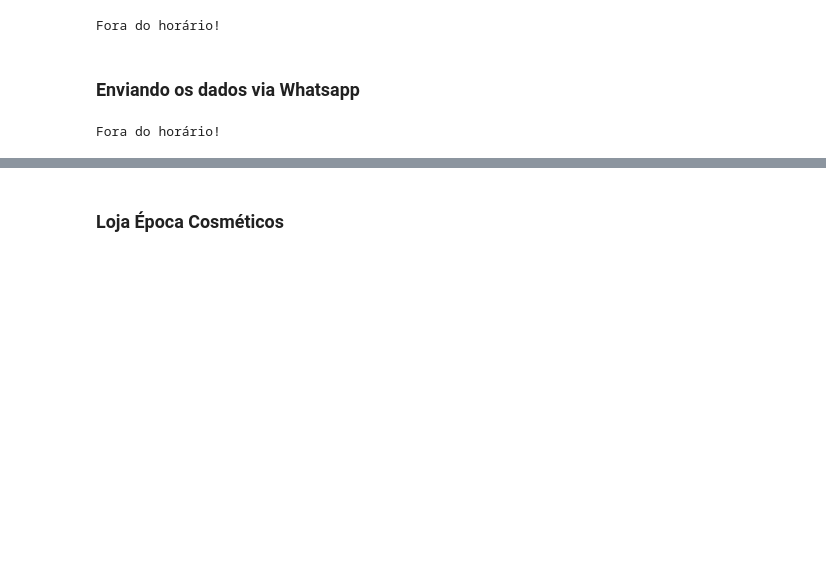
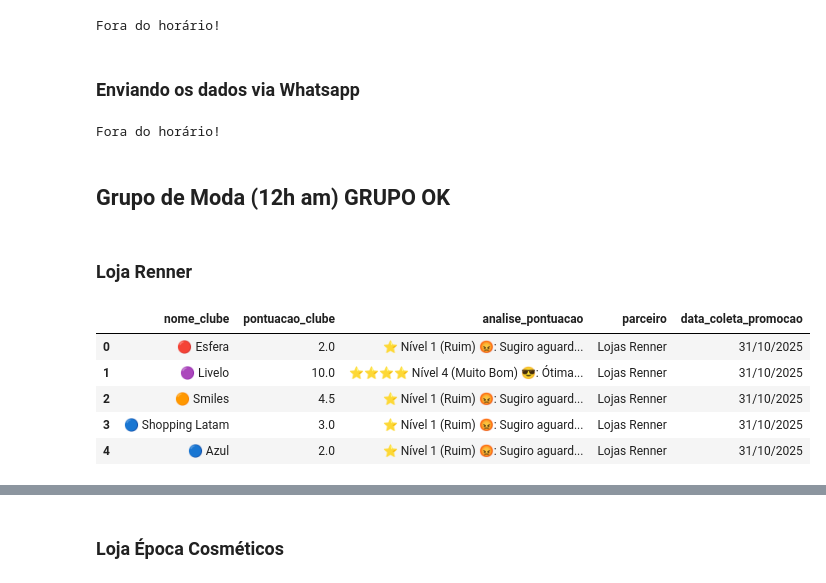
Before and after one commit to murillo-borges/webscraping-livelo-esfera, a Jupyter notebook: Webscraping_Whats_Milhas.ipynb, the cells around one changed output, grey strips where cells are left out. Saved outputs shown, nothing was run; the diff lists cells and outputs as text; code cells hidden in the pictures; blank space fills up the shorter version.

```diff
--- a/Webscraping_Whats_Milhas.ipynb
+++ b/Webscraping_Whats_Milhas.ipynb
@@ -524,3 +533,27 @@ else:
   print("Fora do horário!")
 # %% [output]
 Fora do horário!
+# %% [markdown]
+## Grupo de Moda (12h am) GRUPO OK
+# %% [markdown]
+### Loja Renner
+# %%
+hora_atual = agora_brasilia.hour
+
+if hora_atual >= hora_min_grupo_moda and hora_atual < hora_max_grupo_moda:
+    df_renner = coletar_promocoes(
+        url="https://www.comparemania.com.br/cashback-lojas-renner/",
+        parceiro="Lojas Renner",
+        data_formatada=data_formatada,
+        nomes_alvo=nomes_alvo
+    )
+    display(df_renner)
+else:
+    print("Fora do horário!")
+# %% [output]
+|  | nome_clube | pontuacao_clube | analise_pontuacao | parceiro | data_coleta_promocao |
+| 0 | 🔴 Esfera | 2.0 | ⭐ Nível 1 (Ruim) 😡: Sugiro aguard... | Lojas Renner | 31/10/2025 |
+| 1 | 🟣 Livelo | 10.0 | ⭐⭐⭐⭐ Nível 4 (Muito Bom) 😎: Ótima... | Lojas Renner | 31/10/2025 |
+| 2 | 🟠 Smiles | 4.5 | ⭐ Nível 1 (Ruim) 😡: Sugiro aguard... | Lojas Renner | 31/10/2025 |
+| 3 | 🔵 Shopping Latam | 3.0 | ⭐ Nível 1 (Ruim) 😡: Sugiro aguard... | Lojas Renner | 31/10/2025 |
+| 4 | 🔵 Azul | 2.0 | ⭐ Nível 1 (Ruim) 😡: Sugiro aguard... | Lojas Renner | 31/10/2025 |
```
Also changed, not shown: parts of 28 cells of this notebook.
